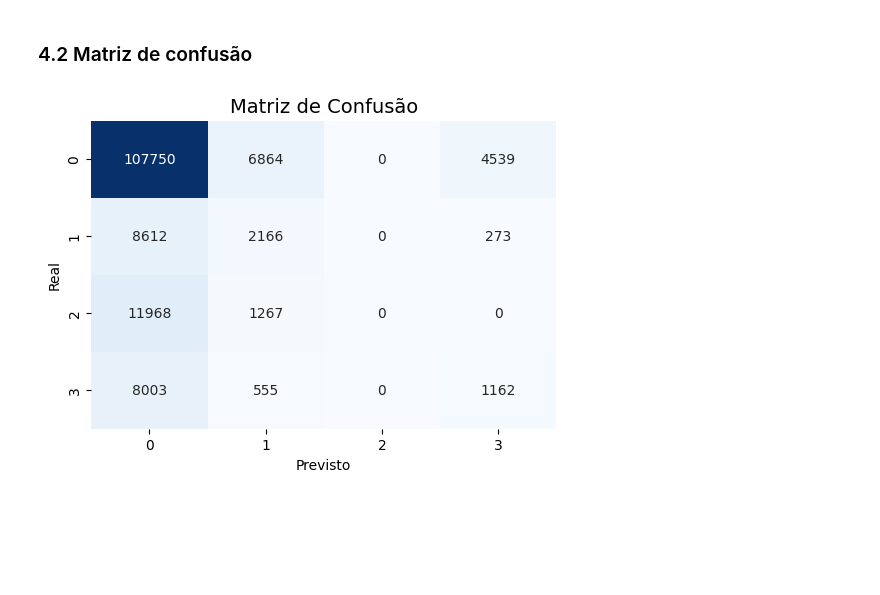
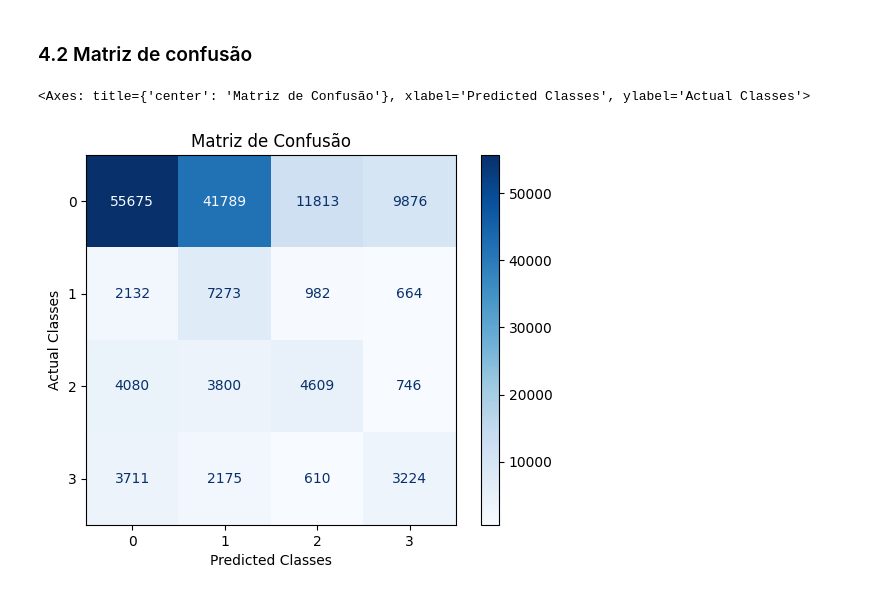
Before and after one commit to jtlimo/ccm-102, a Jupyter notebook: main.ipynb, the cells around one changed output. Drawn from its saved outputs; the diff is of its cells as text; code cells hidden in the pictures; blank space fills up the shorter version.

Commit message:
ref: graphics and tables

```diff
--- a/main.ipynb
+++ b/main.ipynb
@@ -187,8 +199,8 @@ X_train, X_test, y_train, y_test = train_test_split(X, y, test_size=0.3, random_
 ## 2. Treino e teste do K-NN
 # %%
 cl_sklearn = KNeighborsClassifier(n_neighbors=3)
-cl_sklearn.fit(X_train, y_train)
-y_pred = cl_sklearn.predict(X_test)
+cl_sklearn.fit(X_train_res, y_train_res) # type: ignore
+y_pred = cl_sklearn.predict(X_test_pca)
 # %% [markdown]
 ### 2.1 Métricas de desempenho do K-NN
 # %%
@@ -217,9 +229,9 @@ cm.plot(number_label=True, title="Matriz de Confusão", cmap=plt.cm.Blues) # typ
 ## 3. Treino e teste do Random Forest
 # %%
 rf = RandomForestClassifier(n_estimators=100, random_state=42)
-rf.fit(X_train, y_train)
+rf.fit(X_train_res, y_train_res)
 
-y_pred = rf.predict(X_test)
+y_pred = rf.predict(X_test_pca)
 # %% [markdown]
 ### 3.1 Métricas de desempenho do Random Forest
 # %%
@@ -265,7 +260,7 @@ plot_metrics_graphic(results, metrics_to_plot=["pmd", "pfa"])
 ## 4. Treino e teste do Gausian Naive Bayes
 # %%
 nb = GaussianNB()
-nb.fit(X_train, y_train)
+nb.fit(X_train_res, y_train_res) # type: ignore
 
-y_pred = nb.predict(X_test)
+y_pred = nb.predict(X_test_pca)
 # %% [markdown]
@@ -273,13 +268,6 @@ y_pred = nb.predict(X_test)
 # %%
-accuracy_rf = accuracy_score(y_test, y_pred)
-cm_rf = confusion_matrix(y_test, y_pred)
-f1_rf = f1_score(y_test, y_pred, average='weighted')
-precision_rf = precision_score(y_test, y_pred, average='weighted')
-recall_rf = recall_score(y_test, y_pred, average='weighted')
+cm_nb = ConfusionMatrix(actual_vector=y_test,predict_vector=y_pred)
 
-print(f"Accuracy of Gausian Naive Bayes: {accuracy_rf:.4f}")
-print(f"F1 Score: {f1_rf:.4f}")
-print(f"Precision Score: {precision_rf:.4f}")
-print(f"Recall Score: {recall_rf:.4f}")
-print(f"Error: {1 - accuracy_rf:.4f}")
+weighted_metrics_nb = get_weighted_metrics(cm_nb)
+print_weighted_metrics(weighted_metrics_nb)
 # %% [output]
@@ -291,12 +283,7 @@ Error: 0.2748
 # %% [markdown]
 ### 4.2 Matriz de confusão
 # %%
-plt.figure(figsize=(6, 4))
-sns.heatmap(cm_rf, annot=True, fmt="d", cmap="Blues", cbar=False)
-
-plt.title("Matriz de Confusão", fontsize=14)
-plt.xlabel("Previsto")
-plt.ylabel("Real")
-plt.show()
+cm_nb.plot(number_label=True, title="Matriz de Confusão", cmap=plt.cm.Blues) # type: ignore
 # %% [output]
+<Axes: title={'center': 'Matriz de Confusão'}, xlabel='Predicted Classes', ylabel='Actual Classes'>
-[figure, old version]
+[figure, new version]
```
Also changed, not shown: parts of 29 cells of this notebook.
